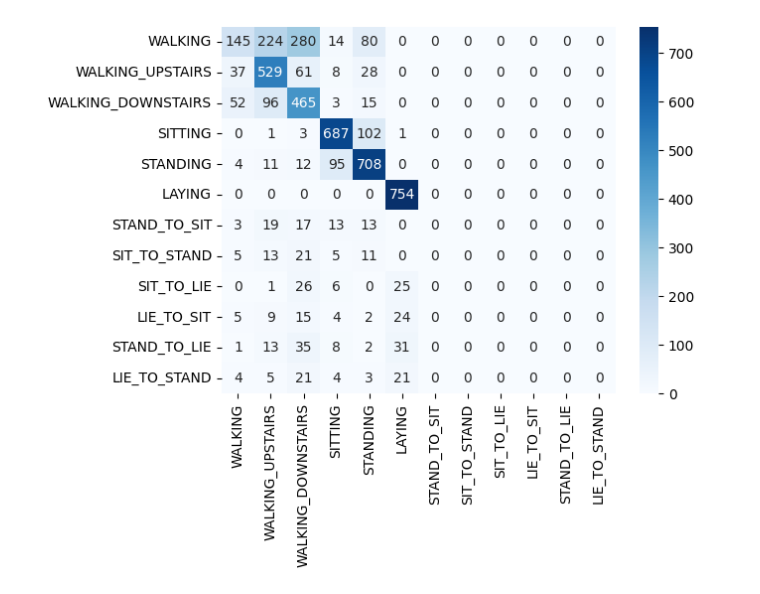
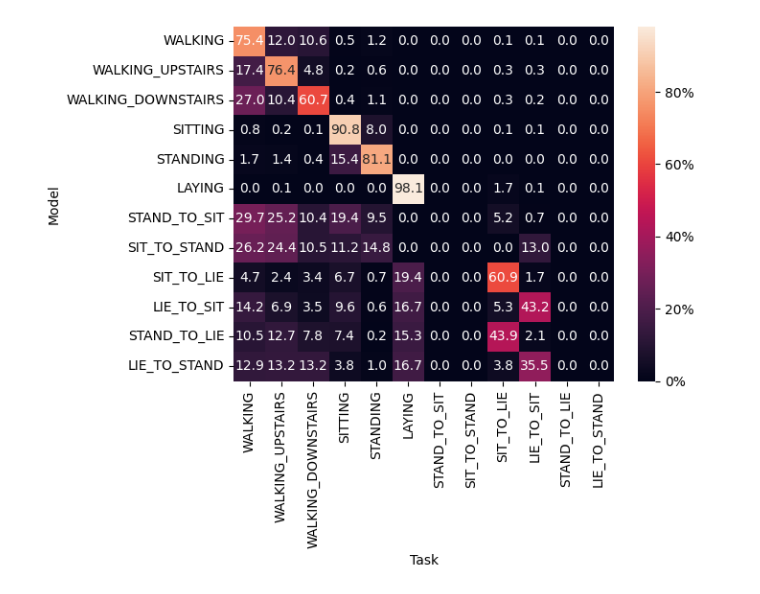
Before and after one commit to stelleron/har-ml-classifier, a Jupyter notebook: filtered-data-model.ipynb, the cells around one changed output. Cells and saved outputs as stored; diff of their text form; code cells hidden in the pictures.

Commit message:
Added confusion matrix for percentage values

```diff
--- a/filtered-data-model.ipynb
+++ b/filtered-data-model.ipynb
@@ -20,8 +21,11 @@ MODELS_PATH = DATA_PATH + 'models/filtered-models/'
 FEATURES = ['bodyAccX', 'gravityAccX', 'accY', 'gravityAccY', 'accZ', 'gravityAccZ', 'gyroX', 'gyroY', 'gyroZ', "activity"]
 
 BATCH_SIZE = 32
-SAMPLE_SIZE = BATCH_SIZE * 150
+SAMPLE_SIZE = BATCH_SIZE * 1500
 EPOCHS = 5
+
+WHOLE_SET = False
+RECORD = True
 # %%
 # Loading functions
 def load_data_frame(txt):
@@ -136,14 +140,13 @@ def test(dataloader, model, loss_fn):
 # Dataset preparation
 class HAPTDataset(Dataset):
     def __init__(self, dataset, features, label):
-
-        self.data = torch.tensor(dataset[features].values, dtype=torch.float32)[:SAMPLE_SIZE]
-        self.labels = torch.tensor(dataset[label].values, dtype=torch.float32)[:SAMPLE_SIZE]
-        '''
-        max_size = len(dataset) - (len(dataset) % 32)
-        self.data = torch.tensor(dataset[features].values, dtype=torch.float32)[:max_size]
-        self.labels = torch.tensor(dataset[label].values, dtype=torch.float32)[:max_size]
-        '''
+        if WHOLE_SET:
+            max_size = len(dataset) - (len(dataset) % 32)
+            self.data = torch.tensor(dataset[features].values, dtype=torch.float32)[:max_size]
+            self.labels = torch.tensor(dataset[label].values, dtype=torch.float32)[:max_size]
+        else:
+            self.data = torch.tensor(dataset[features].values, dtype=torch.float32)[:SAMPLE_SIZE]
+            self.labels = torch.tensor(dataset[label].values, dtype=torch.float32)[:SAMPLE_SIZE]
 
     def __len__(self):
         return len(self.data)
@@ -168,6 +171,7 @@ for t in range(EPOCHS):
 
 print(perf_acc)
 perf_timer = time.perf_counter() - perf_timer
+conf_matrix = 100 * conf_matrix.astype('float')/ conf_matrix.sum(axis=1)[:, np.newaxis]
 print("Done!")
 # %% [output]
 Epoch 1
@@ -188,23 +192,25 @@ Test Error:
 
 Done!
 # %%
-plot = sns.heatmap(conf_matrix, annot=True, fmt="d", cmap="Blues", xticklabels=activity_labels.activity, yticklabels=activity_labels.activity)
+plot = sns.heatmap(conf_matrix, annot=True, fmt=".1f", cbar_kws={'format': '%.0f%%'}, xticklabels=activity_labels.activity, yticklabels=activity_labels.activity)
+plot.set_xlabel("Task")
+plot.set_ylabel("Model")
 
 model_name = "cnn_6"
-if True:
+if RECORD:
     torch.save(model.state_dict(), MODELS_PATH + model_name + ".pth")
 
     with open(MODELS_PATH + model_name + ".txt", "w") as f:
         f.write("Epochs: {}\n".format(EPOCHS))
         f.write("Feature Selection: {}\n".format("MRMR"))
         f.write("Feature Set: {}\n".format(FEATURES))
         f.write("Model: {}\n".format(str(model)))
         f.write("Loss Function: {}\n".format("Cross Entropy Loss"))
         f.write("Optimizer: {}\n\n\n\n".format(str(optimizer)))
         f.write("Results: {}\n".format(perf_acc))
         f.write("Timer: {}s\n".format(round(perf_timer, 2)))
         f.close()
 
     plot.get_figure().savefig(MODELS_PATH + model_name + "_matrix.png")
 # %% [output]
-[figure, old version]
+[figure, new version]
```
Also changed, not shown: parts of 2 cells of this notebook, 1 other file.
